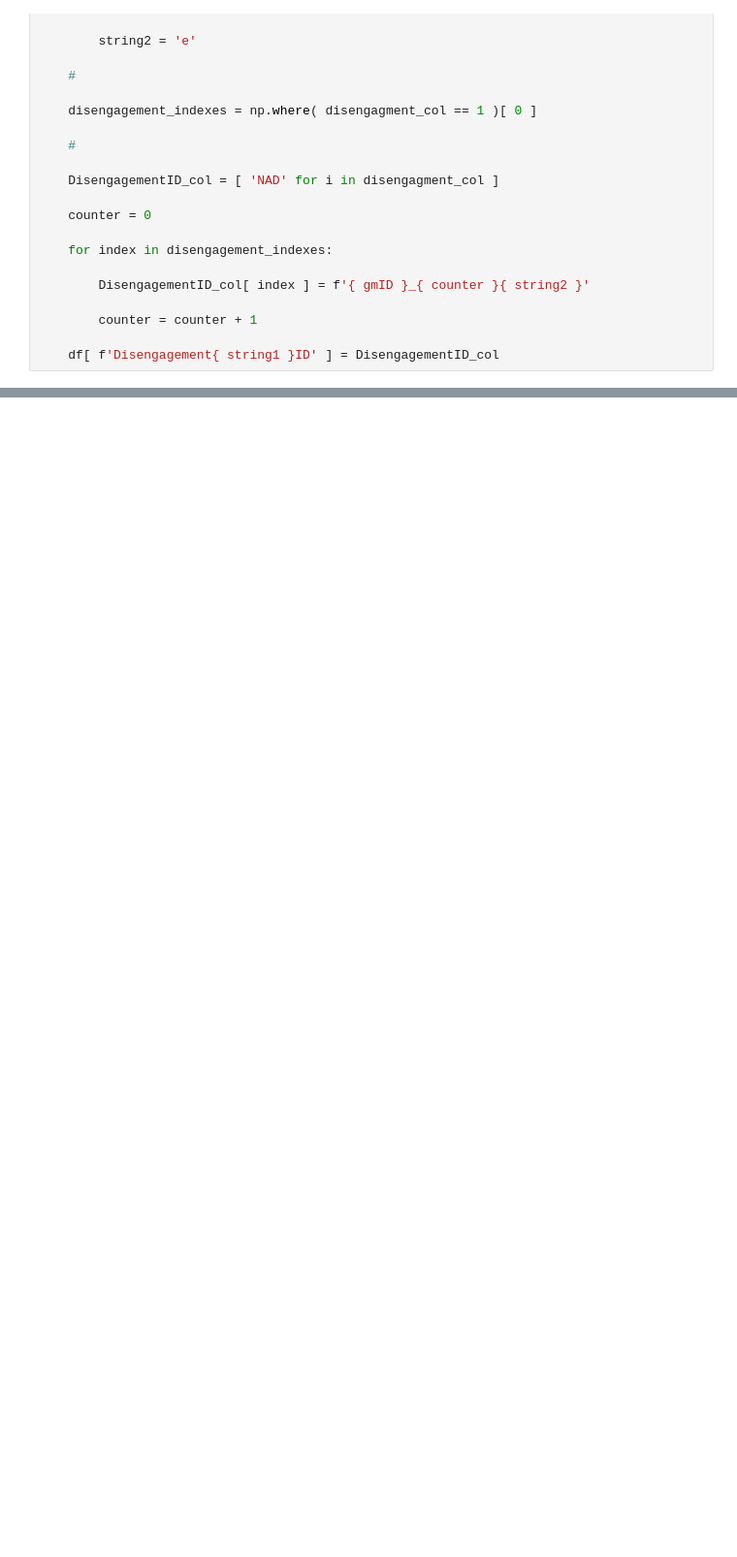
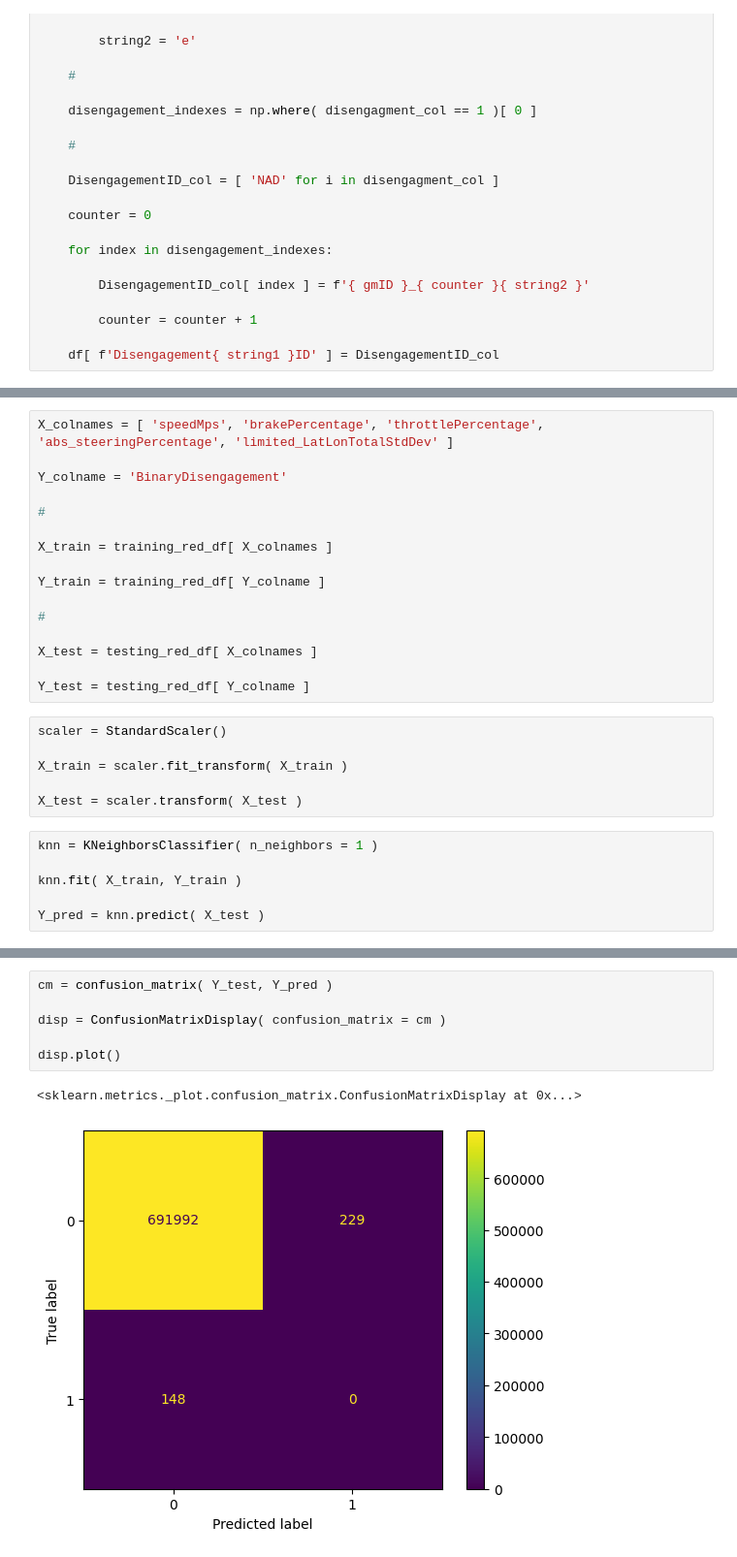
Before and after one commit to NguyetNguyen001/TDMprivate, a Jupyter notebook: code/Unfinished Code/Disengagement_KNN.ipynb, the cells around one changed output, grey strips where cells are left out. Shown: that part at 97% size. Cells and saved outputs as stored; diff of their text form; blank space fills up the shorter version.

```diff
--- a/code/Unfinished Code/Disengagement_KNN.ipynb
+++ b/code/Unfinished Code/Disengagement_KNN.ipynb
@@ -461,0 +633,28 @@ combined_df_all_sliced = combined_df_all[ ( combined_df_all[ 'DistanceToNearestD
+# %%
+X_colnames = [ 'speedMps', 'brakePercentage', 'throttlePercentage', 'abs_steeringPercentage', 'limited_LatLonTotalStdDev' ]
+
+Y_colname = 'BinaryDisengagement'
+
+#
+
+X_train = training_red_df[ X_colnames ]
+
+Y_train = training_red_df[ Y_colname ]
+
+#
+
+X_test = testing_red_df[ X_colnames ]
+
+Y_test = testing_red_df[ Y_colname ]
+# %%
+scaler = StandardScaler()
+
+X_train = scaler.fit_transform( X_train )
+
+X_test = scaler.transform( X_test )
+# %%
+knn = KNeighborsClassifier( n_neighbors = 1 )
+
+knn.fit( X_train, Y_train )
+
+Y_pred = knn.predict( X_test )
@@ -461,0 +670,9 @@ combined_df_all_sliced = combined_df_all[ ( combined_df_all[ 'DistanceToNearestD
+# %%
+cm = confusion_matrix( Y_test, Y_pred )
+
+disp = ConfusionMatrixDisplay( confusion_matrix = cm )
+
+disp.plot()
+# %% [output]
+<sklearn.metrics._plot.confusion_matrix.ConfusionMatrixDisplay at 0x...>
+[figure, added]
```
Also changed, not shown: parts of 28 cells of this notebook, 9 other files.
